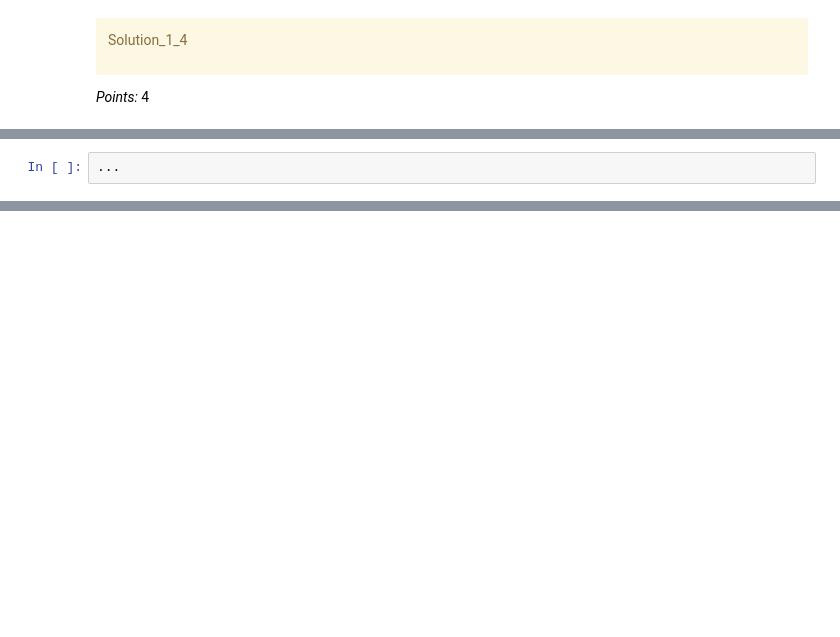
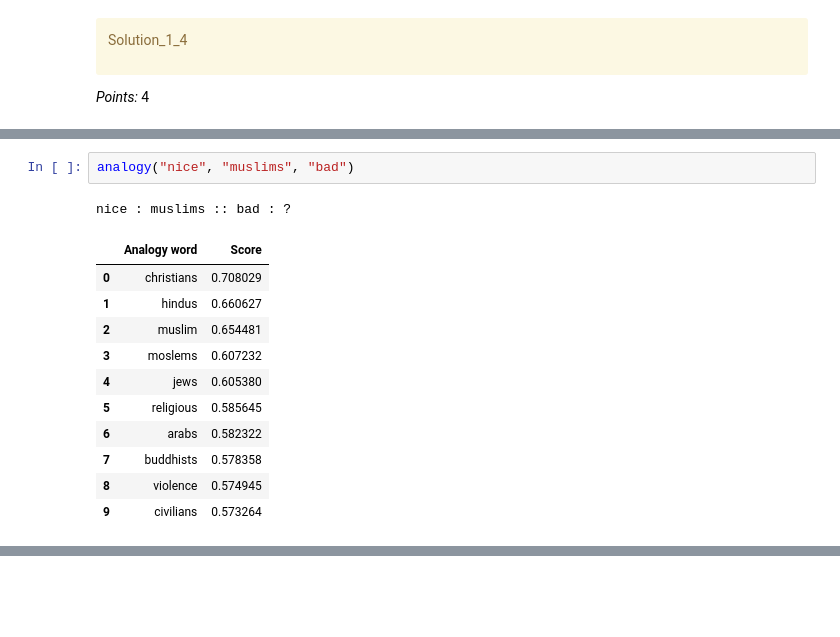
Before and after one commit to moraesand/hw7_330, a Jupyter notebook: hw7.ipynb, the cells around one changed output, grey strips where cells are left out. Saved outputs shown, nothing was run; the diff lists cells and outputs as text; blank space fills up the shorter version.

```diff
--- a/hw7.ipynb
+++ b/hw7.ipynb
@@ -342,2 +414,15 @@ _Points:_ 4
 # %%
-...
+analogy("nice", "muslims", "bad")
+# %% [output]
+nice : muslims :: bad : ?
+|  | Analogy word | Score |
+| 0 | christians | 0.708029 |
+| 1 | hindus | 0.660627 |
+| 2 | muslim | 0.654481 |
+| 3 | moslems | 0.607232 |
+| 4 | jews | 0.605380 |
+| 5 | religious | 0.585645 |
+| 6 | arabs | 0.582322 |
+| 7 | buddhists | 0.578358 |
+| 8 | violence | 0.574945 |
+| 9 | civilians | 0.573264 |
```
Also changed, not shown: parts of 10 cells of this notebook.
